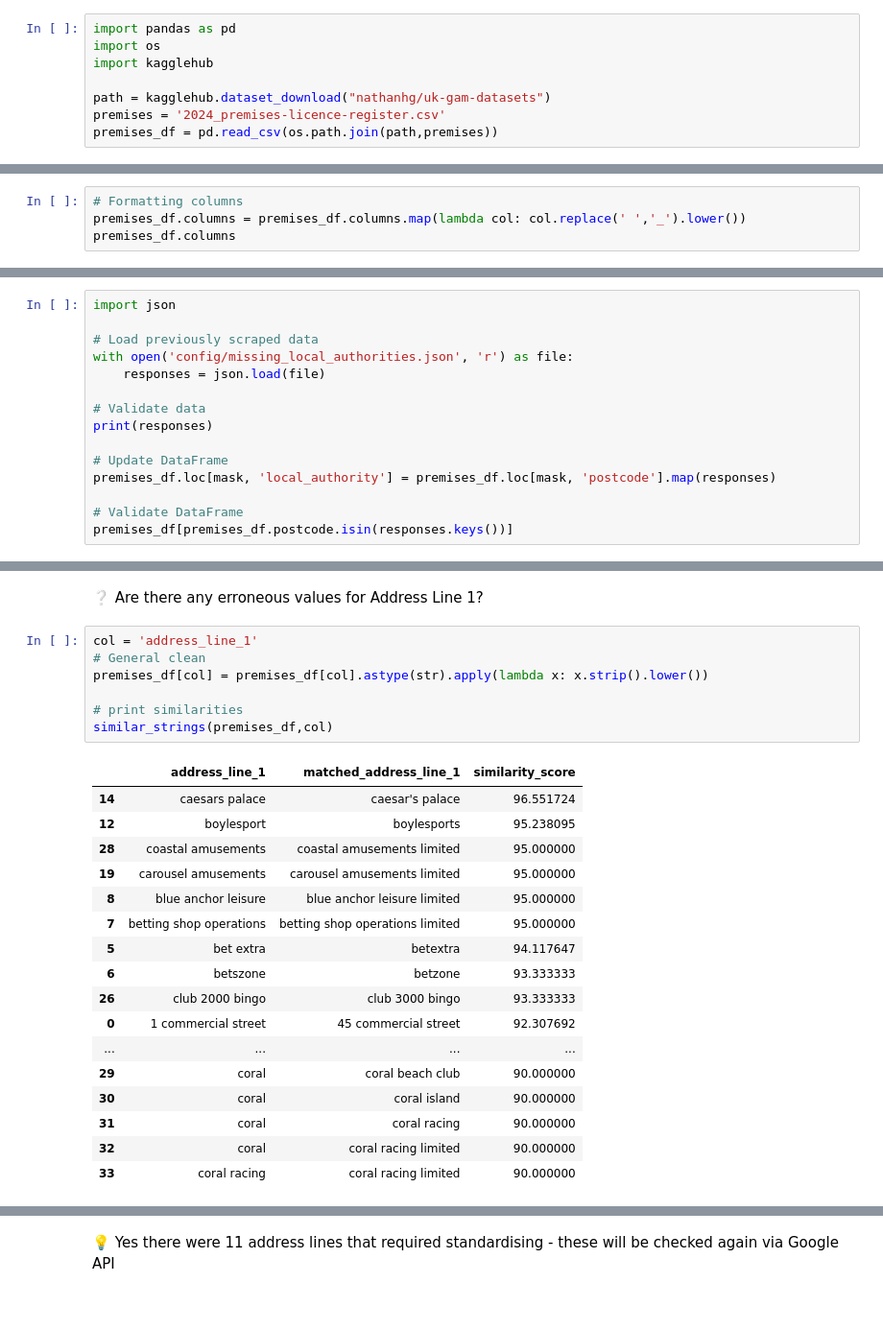
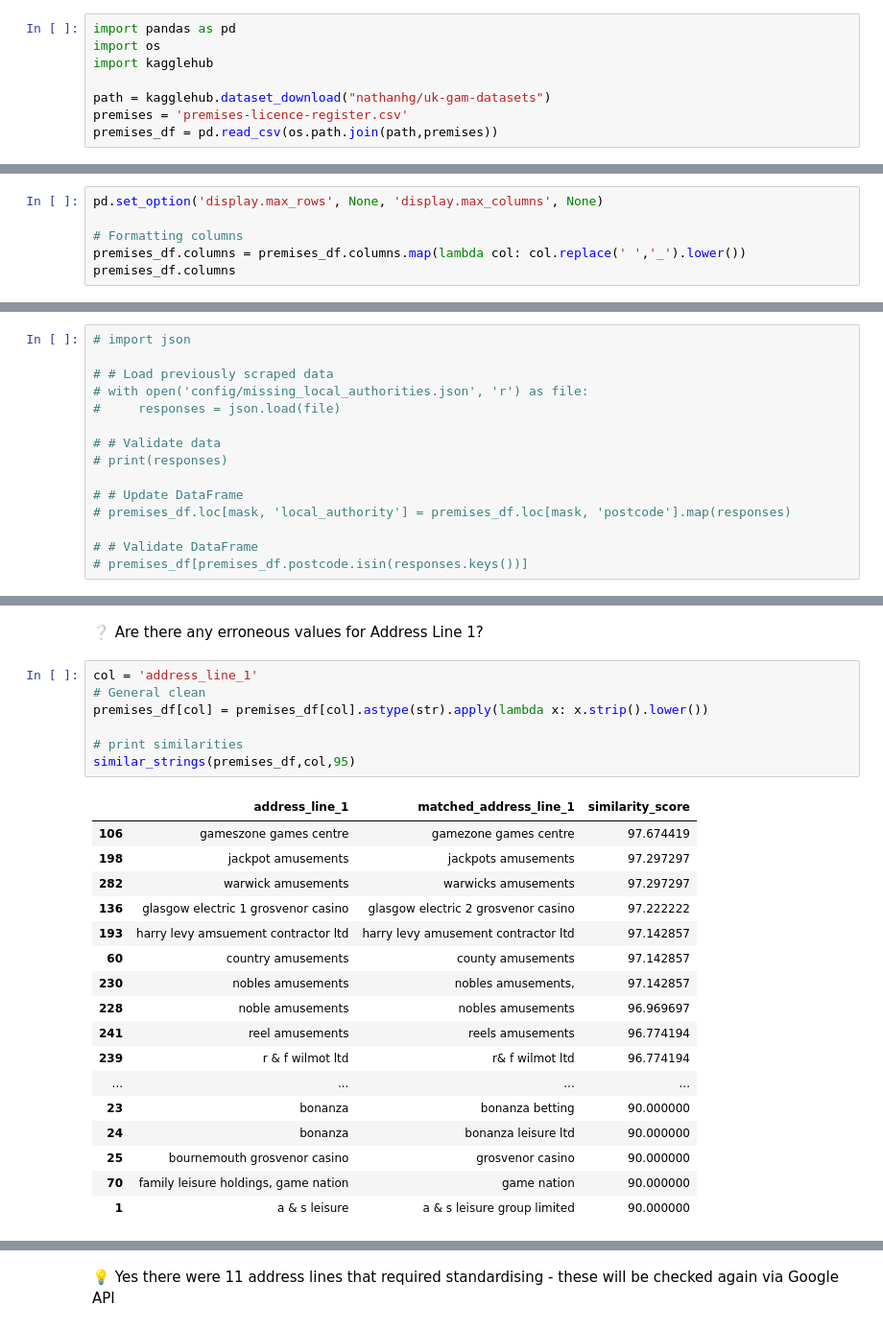
Before and after one commit to NathanHGayle/gambling_premises_uk, a Jupyter notebook: notebooks/EDA_premises_data.ipynb, the cells around one changed output, grey strips where cells are left out. Shown at 96% size. Saved outputs shown, nothing was run; the diff lists cells and outputs as text.

```diff
--- a/notebooks/EDA_premises_data.ipynb
+++ b/notebooks/EDA_premises_data.ipynb
@@ -10,5 +10,5 @@ import os
 import kagglehub
 
 path = kagglehub.dataset_download("nathanhg/uk-gam-datasets")
-premises = '2024_premises-licence-register.csv'
+premises = 'premises-licence-register.csv'
 premises_df = pd.read_csv(os.path.join(path,premises))
@@ -15,4 +19,6 @@ premises_df = pd.read_csv(os.path.join(path,premises))
 # %%
+pd.set_option('display.max_rows', None, 'display.max_columns', None)
+
 # Formatting columns
 premises_df.columns = premises_df.columns.map(lambda col: col.replace(' ','_').lower())
 premises_df.columns
@@ -128,15 +127,15 @@ with open('missing_local_authorities.json', 'w') as file:
 # %%
-import json
+# import json
 
-# Load previously scraped data
-with open('config/missing_local_authorities.json', 'r') as file:
-    responses = json.load(file)
+# # Load previously scraped data
+# with open('config/missing_local_authorities.json', 'r') as file:
+#     responses = json.load(file)
 
-# Validate data
-print(responses)
+# # Validate data
+# print(responses)
 
-# Update DataFrame
-premises_df.loc[mask, 'local_authority'] = premises_df.loc[mask, 'postcode'].map(responses)
+# # Update DataFrame
+# premises_df.loc[mask, 'local_authority'] = premises_df.loc[mask, 'postcode'].map(responses)
 
-# Validate DataFrame
-premises_df[premises_df.postcode.isin(responses.keys())]
+# # Validate DataFrame
+# premises_df[premises_df.postcode.isin(responses.keys())]
@@ -271,28 +262,28 @@ similar_strings(premises_df,col)
 # %%
 col = 'address_line_1'
 # General clean
 premises_df[col] = premises_df[col].astype(str).apply(lambda x: x.strip().lower())
 
 # print similarities
-similar_strings(premises_df,col)
+similar_strings(premises_df,col,95)
 # %% [output]
 |  | address_line_1 | matched_address_line_1 | similarity_score |
-| 14 | caesars palace | caesar's palace | 96.551724 |
-| 12 | boylesport | boylesports | 95.238095 |
-| 28 | coastal amusements | coastal amusements limited | 95.000000 |
-| 19 | carousel amusements | carousel amusements limited | 95.000000 |
-| 8 | blue anchor leisure | blue anchor leisure limited | 95.000000 |
-| 7 | betting shop operations | betting shop operations limited | 95.000000 |
-| 5 | bet extra | betextra | 94.117647 |
-| 6 | betszone | betzone | 93.333333 |
-| 26 | club 2000 bingo | club 3000 bingo | 93.333333 |
-| 0 | 1 commercial street | 45 commercial street | 92.307692 |
+| 106 | gameszone games centre | gamezone games centre | 97.674419 |
+| 198 | jackpot amusements | jackpots amusements | 97.297297 |
+| 282 | warwick amusements | warwicks amusements | 97.297297 |
+| 136 | glasgow electric 1 grosvenor casino | glasgow electric 2 grosvenor casino | 97.222222 |
+| 193 | harry levy amsuement contractor ltd | harry levy amusement contractor ltd | 97.142857 |
+| 60 | country amusements | county amusements | 97.142857 |
+| 230 | nobles amusements | nobles amusements, | 97.142857 |
+| 228 | noble amusements | nobles amusements | 96.969697 |
+| 241 | reel amusements | reels amusements | 96.774194 |
+| 239 | r & f wilmot ltd | r& f wilmot ltd | 96.774194 |
 | ... | ... | ... | ... |
-| 29 | coral | coral beach club | 90.000000 |
-| 30 | coral | coral island | 90.000000 |
-| 31 | coral | coral racing | 90.000000 |
-| 32 | coral | coral racing limited | 90.000000 |
-| 33 | coral racing | coral racing limited | 90.000000 |
+| 23 | bonanza | bonanza betting | 90.000000 |
+| 24 | bonanza | bonanza leisure ltd | 90.000000 |
+| 25 | bournemouth grosvenor casino | grosvenor casino | 90.000000 |
+| 70 | family leisure holdings, game nation | game nation | 90.000000 |
+| 1 | a & s leisure | a & s leisure group limited | 90.000000 |
 # %%
 # Replace
 replacements = {
```
Also changed, not shown: parts of 33 cells of this notebook, 3 other files.
